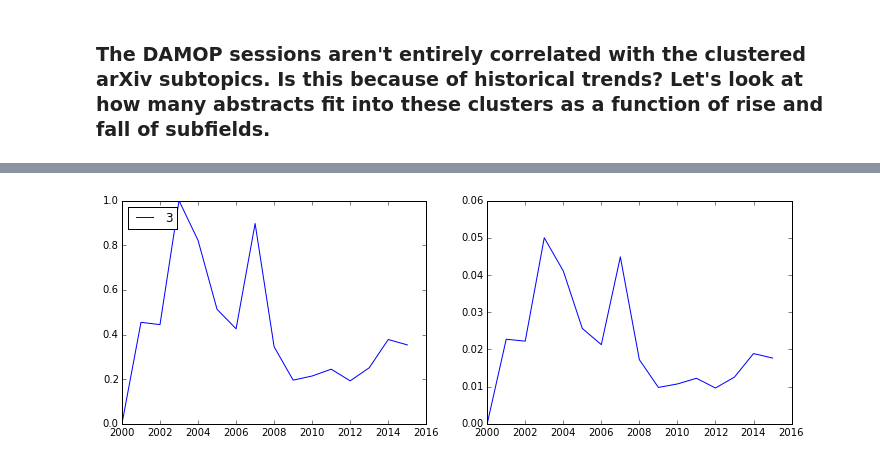
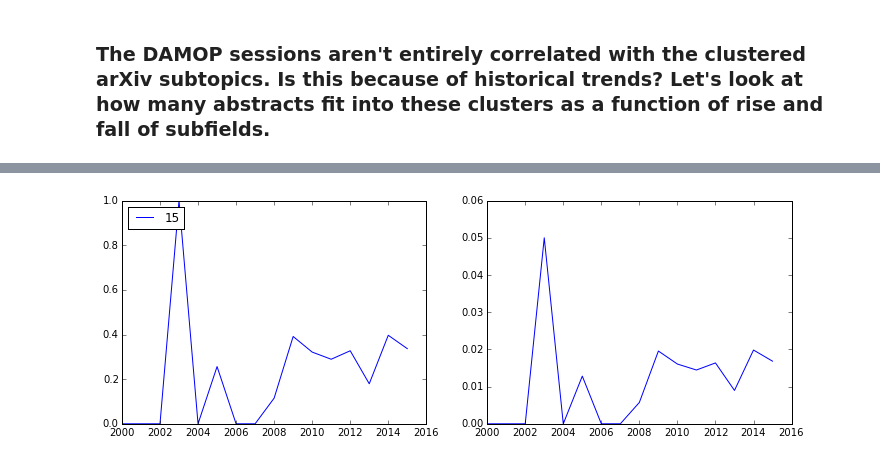
Before and after one commit to michellemiller/whooxive, a Jupyter notebook: analysis/clustering/cluster-AMO-trends.ipynb, the cells around one changed output, grey strips where cells are left out. Cells and saved outputs as stored; diff of their text form; code cells hidden in the pictures.

```diff
--- a/analysis/clustering/cluster-AMO-trends.ipynb
+++ b/analysis/clustering/cluster-AMO-trends.ipynb
@@ -140,5 +140,5 @@ for cluster in favorite_clusters:
 # %%
-favorite_clusters = [3, 7, 8, 9, 18]
+favorite_clusters = [9, 14, 16]
 plt.figure(figsize=(12,4))
 plt.subplot(1,2,1)
 for cluster in favorite_clusters:
@@ -157,17 +157,17 @@ for cluster in favorite_clusters:
 # %%
-favorite_clusters = [3]
+favorite_clusters = [15]
 plt.figure(figsize=(12,4))
 plt.subplot(1,2,1)
 for cluster in favorite_clusters:
     plt.plot(data_normalized[cluster].keys(),
              [x/max(data_normalized[cluster].values()) for x in data_normalized[cluster].values()],
              label=cluster)
 plt.legend(loc=2)
 plt.subplot(1,2,2)
 for cluster in favorite_clusters:
     plt.plot(data_normalized[cluster].keys(),
              data_normalized[cluster].values(),
              label=cluster)
 # plt.legend(loc=2)
 # %% [output]
-[figure, old version]
+[figure, new version]
```
Also changed, not shown: parts of 4 cells of this notebook, 9 other files.
